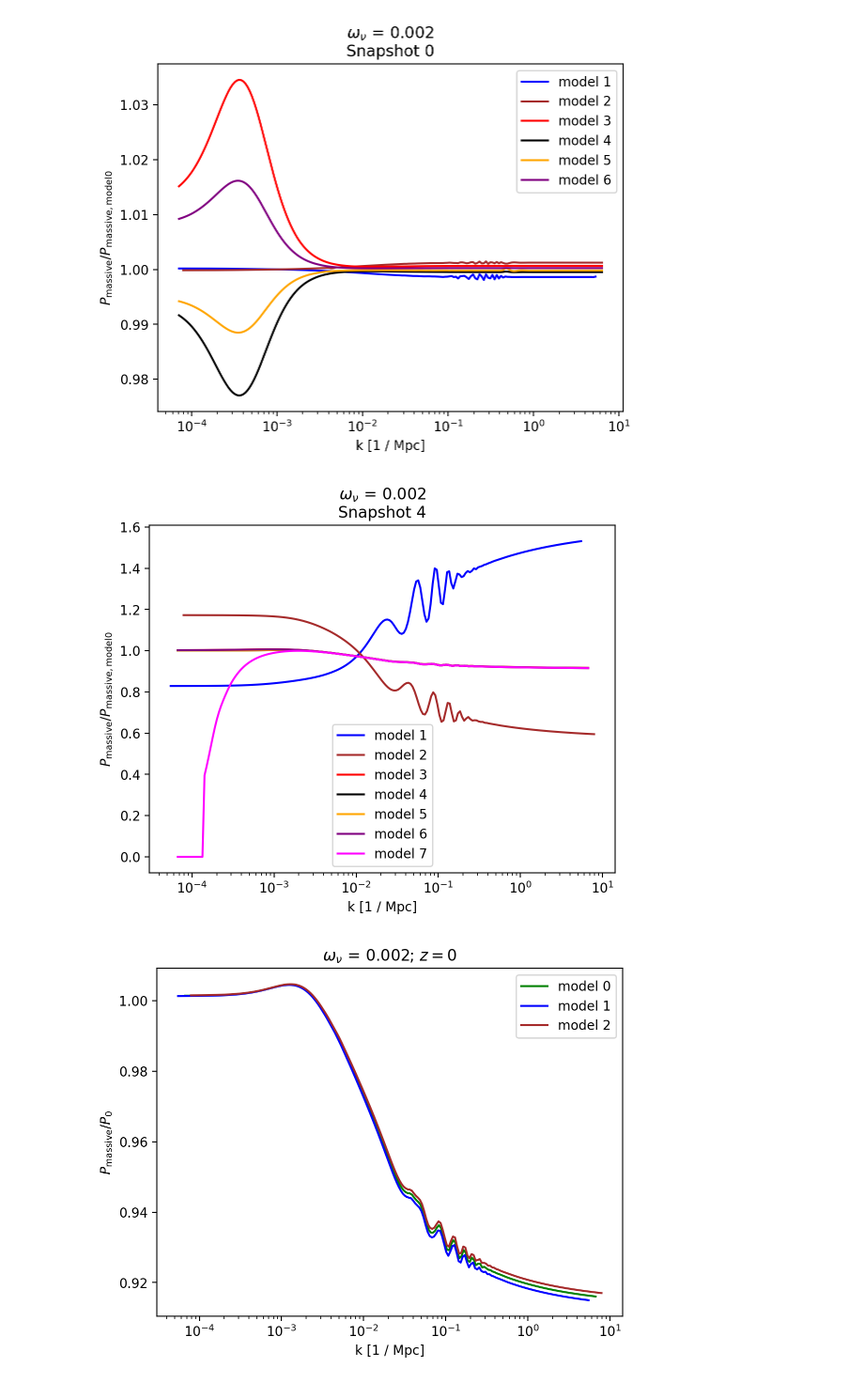
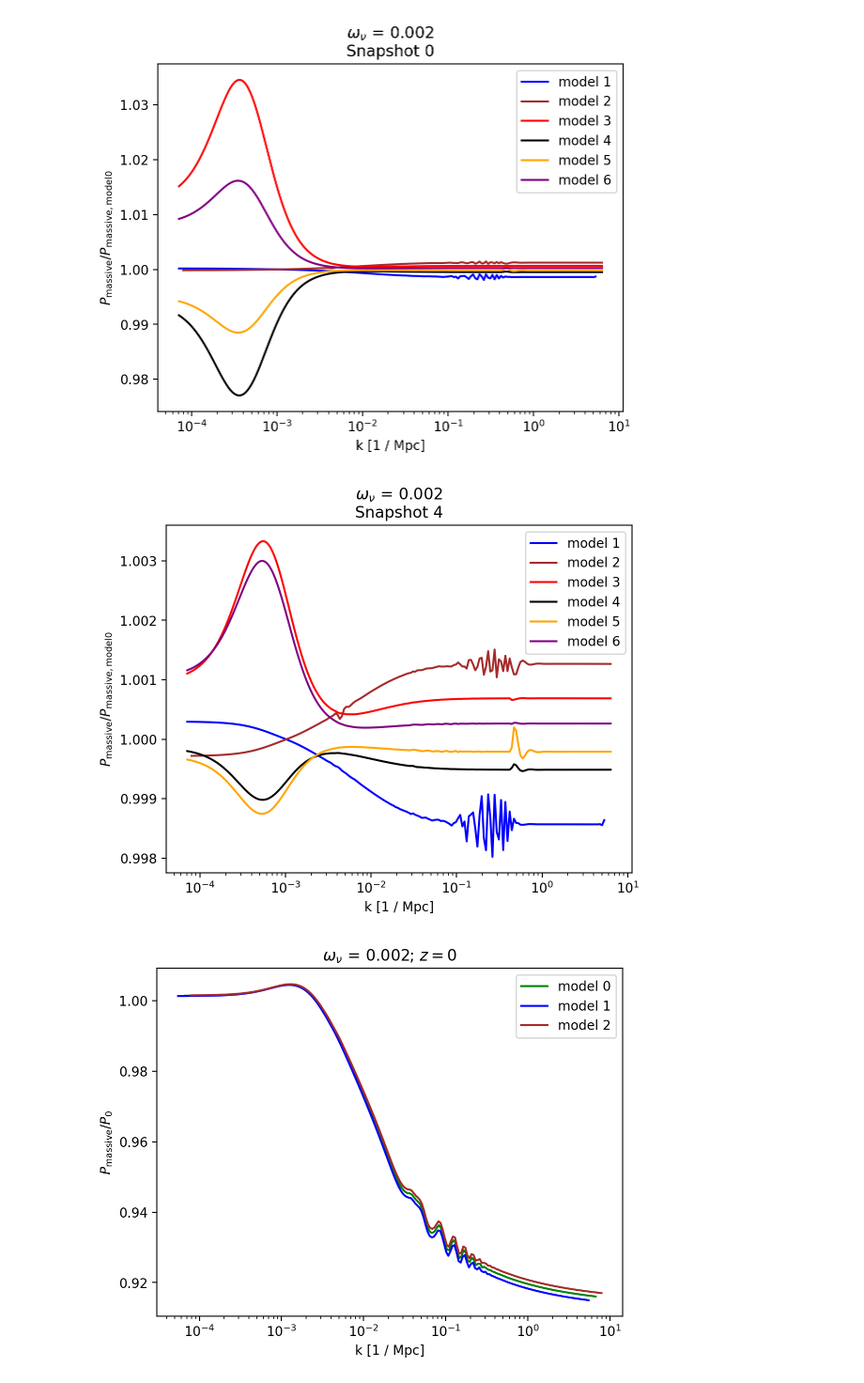
Before and after one commit to 3276908917/Master, a Jupyter notebook: CAMB_demo/rescaling_assignment.ipynb, the cells around one changed output. Shown at 94% size. Saved outputs shown, nothing was run; the diff lists cells and outputs as text; code cells hidden in the pictures.

```diff
--- a/CAMB_demo/rescaling_assignment.ipynb
+++ b/CAMB_demo/rescaling_assignment.ipynb
@@ -180,3 +180,27 @@ for i in range(len(k_massive_list)):
     #plt.legend()
 # %% [output]
 [figure]
+# %%
+def truncator(big_x, big_y, small_x, small_y, interpolation=True):
+    """
+    Truncate big arrays based on small_arrays,
+    then interpolate the small arrays over
+    the truncated big_x domain.
+    @returns:
+        trunc_x: truncated big_x array
+        trunc_y: truncated big_y array
+        aligned_y: interpolation of small_y over trunc_x
+    """
+    lcd_min = max(min(small_x), min(big_x))
+    lcd_max = min(max(small_x), max(big_x))
+
+    mask = np.all([[big_x < lcd_max], [big_x > lcd_min]], axis=0)[0]
+    trunc_x = big_x[mask]
+    trunc_y = big_y[mask]
+
+    aligned_y = small_y[mask]
+    if interpolation:
+        interpolator = interp1d(small_x, small_y, kind="cubic")
+        aligned_y = interpolator(trunc_x)
+
+    return trunc_x, trunc_y, aligned_y
@@ -220,25 +240,9 @@ for i in range(1, len(k_massive_list) - 1):
 # %% [output]
 [figure]
 # %%
-j = 4 # snapshot 4
-for i in range(1, len(k_massive_list)):
-    h = cosm.loc[i]["h"]
-    h0 = cosm.loc[0]["h"]
-    # plot p_massive(model i) / p_massive(model 0)
-    label_in = None
-    label_in = "model " + str(i)
-    p_thisModel = p_massive_list[i][j] / h ** 3
-    p_model0 = p_massless_list[0][j] / h0 ** 3
-    plt.plot(k_massless_list[i] * h, p_thisModel / p_model0,
-             label=label_in, c=colors[i], linestyle=styles[i])
-    plt.xscale('log')
-    plt.xlabel(r"k [1 / Mpc]")
-    plt.ylabel(r"$P_\mathrm{massive} / P_\mathrm{massive, model 0}$")
-    plt.title(r"$\omega_\nu$ = " + str(omega_nu[omega_index]) + "\n" + \
-             "Snapshot 4")
-    plt.legend()
+massiveModel_ratios(4) # snapshot 0
 # %% [output]
-[figure, old version]
+[figure, new version]
 # %%
 for i in range(0, 3):
     h = cosm.loc[i]["h"]
```
Also changed, not shown: parts of 3 cells of this notebook.
